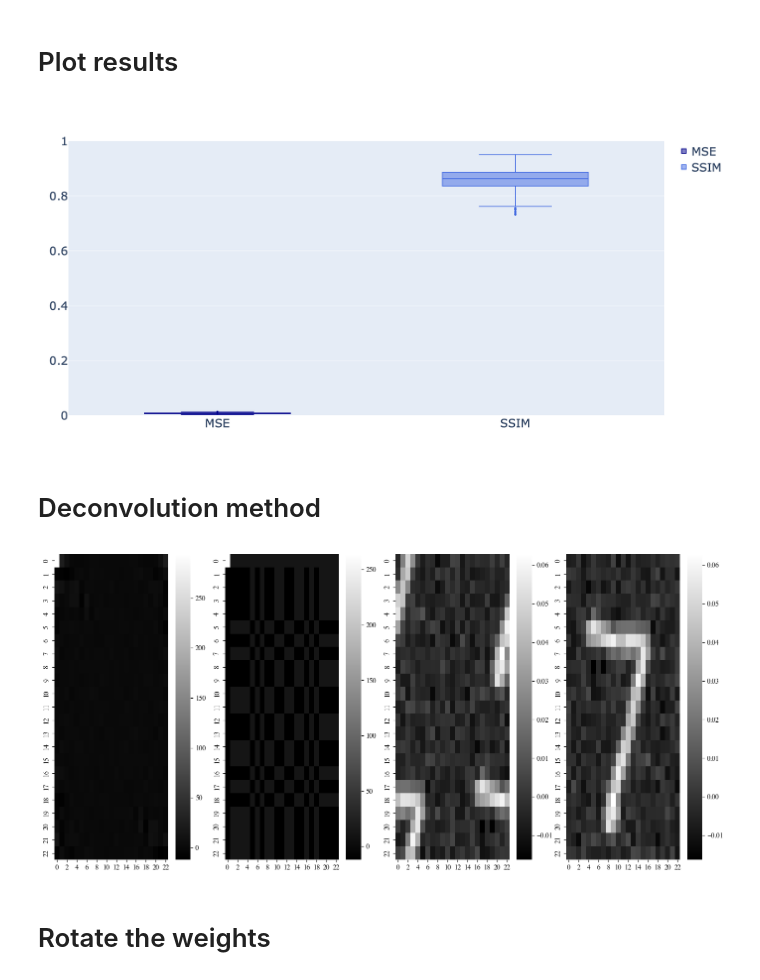
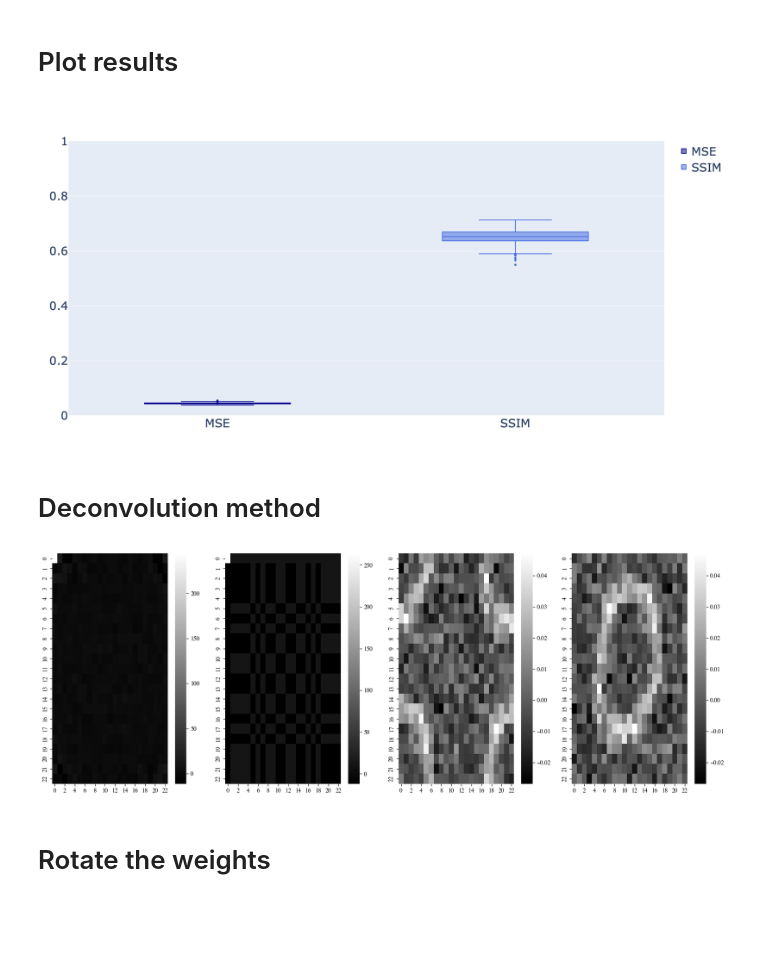
Before and after one commit to jornelasmunoz/UCM_Undergraduate_Research, a Jupyter notebook: jornelasmunoz/notebooks/evaluation_learn_decoder.ipynb, the cells around one changed output. Cells and saved outputs as stored; diff of their text form; code cells hidden in the pictures; blank space fills up the shorter version.

```diff
--- a/jornelasmunoz/notebooks/evaluation_learn_decoder.ipynb
+++ b/jornelasmunoz/notebooks/evaluation_learn_decoder.ipynb
@@ -301,7 +171,7 @@ from torchmetrics.image import StructuralSimilarityIndexMeasure
 SSIM = StructuralSimilarityIndexMeasure()
 # %%
 # This is to load test sets with different levels of noise. Change level of noise
-model.params['snr'] = 10
+model.params['snr'] = 1
 
 # Define transforms
 train_transform_list =[transforms.Grayscale(),
@@ -407,27 +277,27 @@ fig.update_layout(
     font=dict(size=30),
 )
 fig.show(renderer="jupyterlab")
-fig.write_image(RUN_DIR + f'boxplot_metrics_snr_{model.params["snr"]}.png')
+# fig.write_image(RUN_DIR + f'boxplot_metrics_snr_{model.params["snr"]}.png')
 # %% [output]
-[figure, old version]
+[figure, new version]
 # %% [markdown]
 # Deconvolution method
 # %%
-D = testset.dataset[0]['img']
+D = testset.dataset[10]['img']
 fft_D = torch.fft.fft2(D.squeeze(0))
 fft_A = torch.fft.fft2(torch.Tensor(mnist_mura.A))
 invert = torch.fft.ifft2(fft_D/fft_A)
-reflect = torch.roll(invert, [int((model.img_size-1)/2),int((model.img_size-1)/2)], dims=(0,1))
+recenter = torch.roll(invert, [int((model.img_size-1)/2),int((model.img_size-1)/2)], dims=(0,1))
 # %%
-fig, axs = plt.subplots(1,4)
+fig, axs = plt.subplots(1,4, figsize= (20,7))
 axs = axs.ravel()
 sns.heatmap(fft_D.real, ax=axs[0], cmap='gray')
 sns.heatmap(fft_A.real, ax=axs[1], cmap='gray')
 sns.heatmap(invert.real, ax=axs[2], cmap='gray')
-sns.heatmap(reflect.real, ax=axs[3], cmap='gray')
+sns.heatmap(recenter.real, ax=axs[3], cmap='gray')
 plt.show()
 # %% [output]
-[figure, old version]
+[figure, new version]
 # %% [markdown]
 # Rotate the weights
 # %%
```
Also changed, not shown: parts of 6 cells of this notebook.
